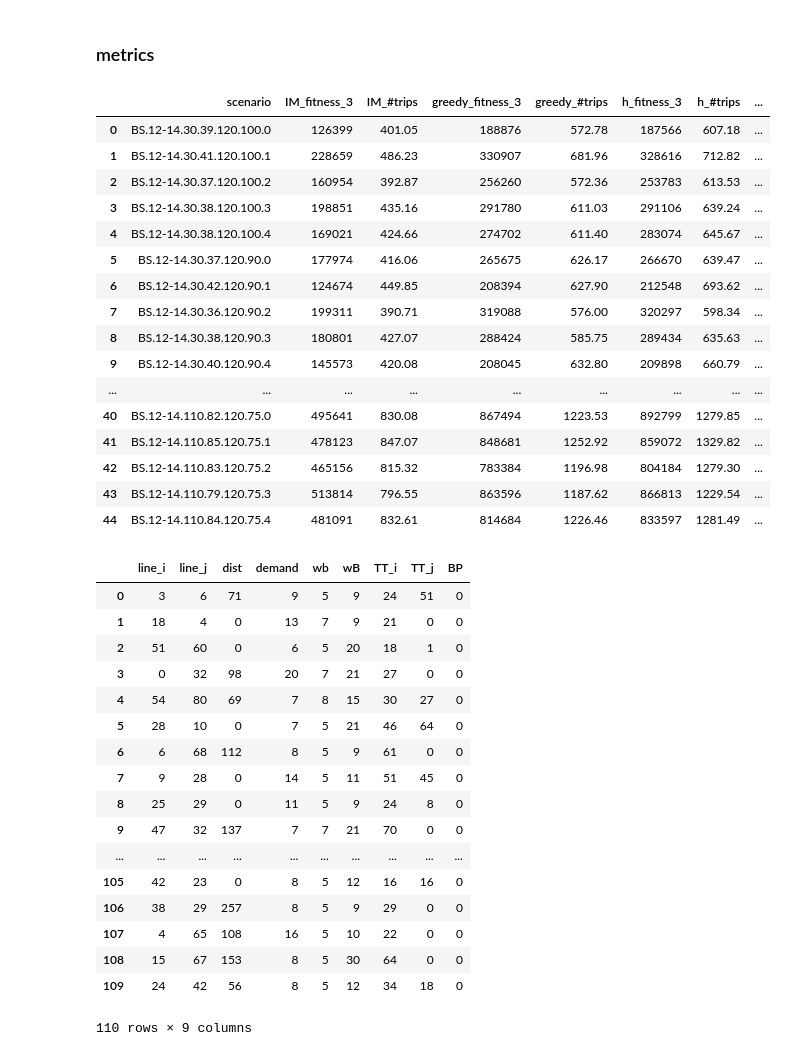
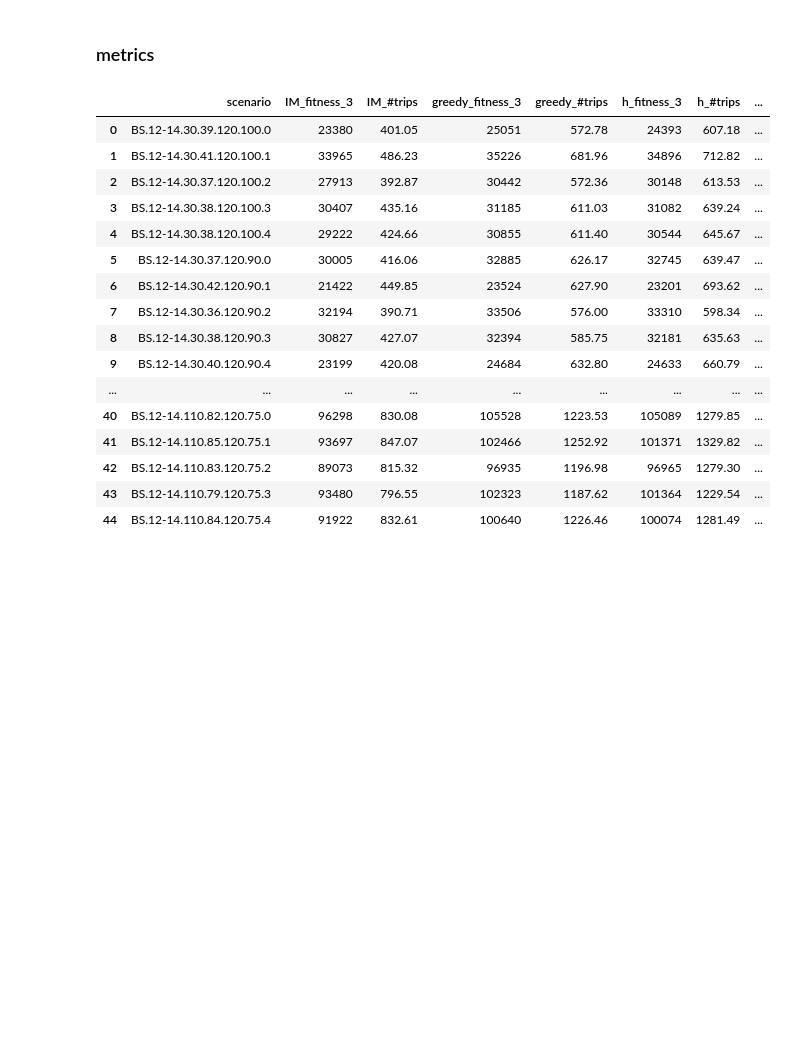
Before and after one commit to jonathan-murana/bus-generator, a Jupyter notebook: bus.ipynb, the cells around one changed output. Saved outputs shown, nothing was run; the diff lists cells and outputs as text; code cells hidden in the pictures; blank space fills up the shorter version.

Commit message:
se decomenta el break del fitness

```diff
--- a/bus.ipynb
+++ b/bus.ipynb
@@ -1026,7 +1026,7 @@ def fitness(current_solution_aux,points_con_ids,fitness_version):
                             #print('*')
                 #            rejected_demand_per_point = rejected_demand_per_point + (demand * x -bus_capacity * T)
 
-                #        break
+                        break
 
         #rejected_demand_per_point_list.append(rejected_demand_per_point)
 
@@ -1409,8 +1409,7 @@ formular problema opuesto (minimizar no sincronizados)
 # %%
 #SCENARIO = scenario_array[0]
 
-# ae = '7 10 16 5 5 15 8 12 5 12 7 19 19 13 15 8 5 19 16 6 8 8 24 24 24 7 8 11 15 12 5 8 10 5 10 15 20 5 13 12 27 29 59 5 6 20 5 17 20 10 17 15 17 20 8 6 8 7 20 10 17 8 10 17 9 7 24 24 12 40 15 29'
-
+ae = '10 8 6 10 6 12 6 14 8 12 19 17 7 5 14 12 16 10 8 9 8 6 16 9 31 5 8 10 11 12 23 5 22 10 10 15 24 8 25 8 7 8 9 23 7 8 12 212 6 12 6 15 27 5 37 6 5 6 24 6 7 10 8 8 10 6 17 11 30 5 9 60'
 
 
 solutions_method = [
@@ -1442,69 +1441,56 @@ for i in range(len(scenario_array)):
 
     metrics = metrics_fitness(solutions, solutions_method, scenario_array[i]['ps_m'],3)
     d1 = {'scenario': [scenario_array[i]['name']],
          'IM_fitness_3': [metrics[metrics['meth']=='IM']['fitness'].iloc[0]],
          'IM_#trips': [metrics[metrics['meth']=='IM']['# trips'].iloc[0]],
          'greedy_fitness_3': [metrics[metrics['meth']=='greddy']['fitness'].iloc[0]],
          'greedy_#trips': [metrics[metrics['meth']=='greddy']['# trips'].iloc[0]],
          'h_fitness_3': [metrics[metrics['meth']=='hmin_sol']['fitness'].iloc[0]],
          'h_#trips': [metrics[metrics['meth']=='hmin_sol']['# trips'].iloc[0]],
          'H_fitness_3': [metrics[metrics['meth']=='hmax_sol']['fitness'].iloc[0]],
          'H_#trips': [metrics[metrics['meth']=='hmax_sol']['# trips'].iloc[0]],
          'rnd_fitness_3': [metrics[metrics['meth']=='rand_sol']['fitness'].iloc[0]],
          'rnd_#trips': [metrics[metrics['meth']=='rand_sol']['# trips'].iloc[0]],
         }
     row = pd.DataFrame(data=d1)
     results = results.append(row)
 
 results = results.reset_index()
 
 results = results.drop(columns=['index'])
-display(results)
+#display(results)
 #display(metrics)
 
 #metrics = metrics_fitness(solutions, solutions_method, scenario_array[44]['ps_m'],3)
 
 
 #metrics
 #fitness(scenario_array[44]['c_s'],scenario_array[44]['ps_m'],3)
 
-scenario_array[44]['ps_m']
+
+
+#display(fitness(format_to_sol(ae),scenario_array[19]['ps_m'],3))
+#display(scenario_array[34]['name'])
+#display(fitness(format_to_sol(scenario_array[34]['greddy_sol_model3']),scenario_array[34]['ps_m'],3))
+results
 # %% [output]
 |  | scenario | IM_fitness_3 | IM_#trips | greedy_fitness_3 | greedy_#trips | h_fitness_3 | h_#trips | ... |
-| 0 | BS.12-14.30.39.120.100.0 | 126399 | 401.05 | 188876 | 572.78 | 187566 | 607.18 | ... |
-| 1 | BS.12-14.30.41.120.100.1 | 228659 | 486.23 | 330907 | 681.96 | 328616 | 712.82 | ... |
-| 2 | BS.12-14.30.37.120.100.2 | 160954 | 392.87 | 256260 | 572.36 | 253783 | 613.53 | ... |
-| 3 | BS.12-14.30.38.120.100.3 | 198851 | 435.16 | 291780 | 611.03 | 291106 | 639.24 | ... |
-| 4 | BS.12-14.30.38.120.100.4 | 169021 | 424.66 | 274702 | 611.40 | 283074 | 645.67 | ... |
-| 5 | BS.12-14.30.37.120.90.0 | 177974 | 416.06 | 265675 | 626.17 | 266670 | 639.47 | ... |
-| 6 | BS.12-14.30.42.120.90.1 | 124674 | 449.85 | 208394 | 627.90 | 212548 | 693.62 | ... |
-| 7 | BS.12-14.30.36.120.90.2 | 199311 | 390.71 | 319088 | 576.00 | 320297 | 598.34 | ... |
-| 8 | BS.12-14.30.38.120.90.3 | 180801 | 427.07 | 288424 | 585.75 | 289434 | 635.63 | ... |
-| 9 | BS.12-14.30.40.120.90.4 | 145573 | 420.08 | 208045 | 632.80 | 209898 | 660.79 | ... |
+| 0 | BS.12-14.30.39.120.100.0 | 23380 | 401.05 | 25051 | 572.78 | 24393 | 607.18 | ... |
+| 1 | BS.12-14.30.41.120.100.1 | 33965 | 486.23 | 35226 | 681.96 | 34896 | 712.82 | ... |
+| 2 | BS.12-14.30.37.120.100.2 | 27913 | 392.87 | 30442 | 572.36 | 30148 | 613.53 | ... |
+| 3 | BS.12-14.30.38.120.100.3 | 30407 | 435.16 | 31185 | 611.03 | 31082 | 639.24 | ... |
+| 4 | BS.12-14.30.38.120.100.4 | 29222 | 424.66 | 30855 | 611.40 | 30544 | 645.67 | ... |
+| 5 | BS.12-14.30.37.120.90.0 | 30005 | 416.06 | 32885 | 626.17 | 32745 | 639.47 | ... |
+| 6 | BS.12-14.30.42.120.90.1 | 21422 | 449.85 | 23524 | 627.90 | 23201 | 693.62 | ... |
+| 7 | BS.12-14.30.36.120.90.2 | 32194 | 390.71 | 33506 | 576.00 | 33310 | 598.34 | ... |
+| 8 | BS.12-14.30.38.120.90.3 | 30827 | 427.07 | 32394 | 585.75 | 32181 | 635.63 | ... |
+| 9 | BS.12-14.30.40.120.90.4 | 23199 | 420.08 | 24684 | 632.80 | 24633 | 660.79 | ... |
 | ... | ... | ... | ... | ... | ... | ... | ... | ... |
-| 40 | BS.12-14.110.82.120.75.0 | 495641 | 830.08 | 867494 | 1223.53 | 892799 | 1279.85 | ... |
-| 41 | BS.12-14.110.85.120.75.1 | 478123 | 847.07 | 848681 | 1252.92 | 859072 | 1329.82 | ... |
-| 42 | BS.12-14.110.83.120.75.2 | 465156 | 815.32 | 783384 | 1196.98 | 804184 | 1279.30 | ... |
-| 43 | BS.12-14.110.79.120.75.3 | 513814 | 796.55 | 863596 | 1187.62 | 866813 | 1229.54 | ... |
-| 44 | BS.12-14.110.84.120.75.4 | 481091 | 832.61 | 814684 | 1226.46 | 833597 | 1281.49 | ... |
+| 40 | BS.12-14.110.82.120.75.0 | 96298 | 830.08 | 105528 | 1223.53 | 105089 | 1279.85 | ... |
+| 41 | BS.12-14.110.85.120.75.1 | 93697 | 847.07 | 102466 | 1252.92 | 101371 | 1329.82 | ... |
+| 42 | BS.12-14.110.83.120.75.2 | 89073 | 815.32 | 96935 | 1196.98 | 96965 | 1279.30 | ... |
+| 43 | BS.12-14.110.79.120.75.3 | 93480 | 796.55 | 102323 | 1187.62 | 101364 | 1229.54 | ... |
+| 44 | BS.12-14.110.84.120.75.4 | 91922 | 832.61 | 100640 | 1226.46 | 100074 | 1281.49 | ... |
-|  | line_i | line_j | dist | demand | wb | wB | TT_i | TT_j | BP |
-| 0 | 3 | 6 | 71 | 9 | 5 | 9 | 24 | 51 | 0 |
-| 1 | 18 | 4 | 0 | 13 | 7 | 9 | 21 | 0 | 0 |
-| 2 | 51 | 60 | 0 | 6 | 5 | 20 | 18 | 1 | 0 |
-| 3 | 0 | 32 | 98 | 20 | 7 | 21 | 27 | 0 | 0 |
-| 4 | 54 | 80 | 69 | 7 | 8 | 15 | 30 | 27 | 0 |
-| 5 | 28 | 10 | 0 | 7 | 5 | 21 | 46 | 64 | 0 |
-| 6 | 6 | 68 | 112 | 8 | 5 | 9 | 61 | 0 | 0 |
-| 7 | 9 | 28 | 0 | 14 | 5 | 11 | 51 | 45 | 0 |
-| 8 | 25 | 29 | 0 | 11 | 5 | 9 | 24 | 8 | 0 |
-| 9 | 47 | 32 | 137 | 7 | 7 | 21 | 70 | 0 | 0 |
-| ... | ... | ... | ... | ... | ... | ... | ... | ... | ... |
-| 105 | 42 | 23 | 0 | 8 | 5 | 12 | 16 | 16 | 0 |
-| 106 | 38 | 29 | 257 | 8 | 5 | 9 | 29 | 0 | 0 |
-| 107 | 4 | 65 | 108 | 16 | 5 | 10 | 22 | 0 | 0 |
-| 108 | 15 | 67 | 153 | 8 | 5 | 30 | 64 | 0 | 0 |
-| 109 | 24 | 42 | 56 | 8 | 5 | 12 | 34 | 18 | 0 |
-110 rows × 9 columns
 # %%
 #SCENARIO = scenario_array[10]
 
```
Also changed, not shown: parts of 1 cell of this notebook.
